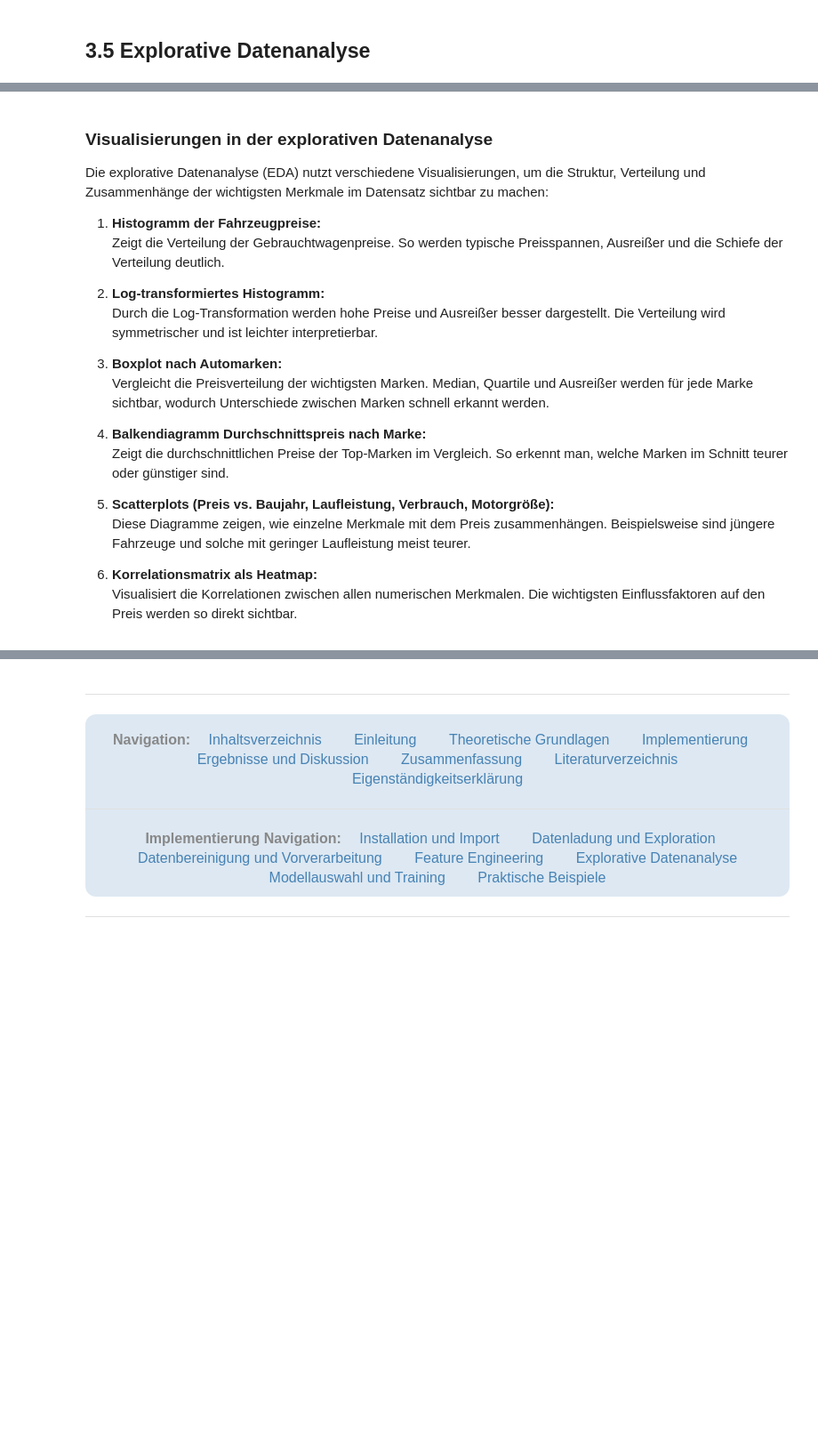
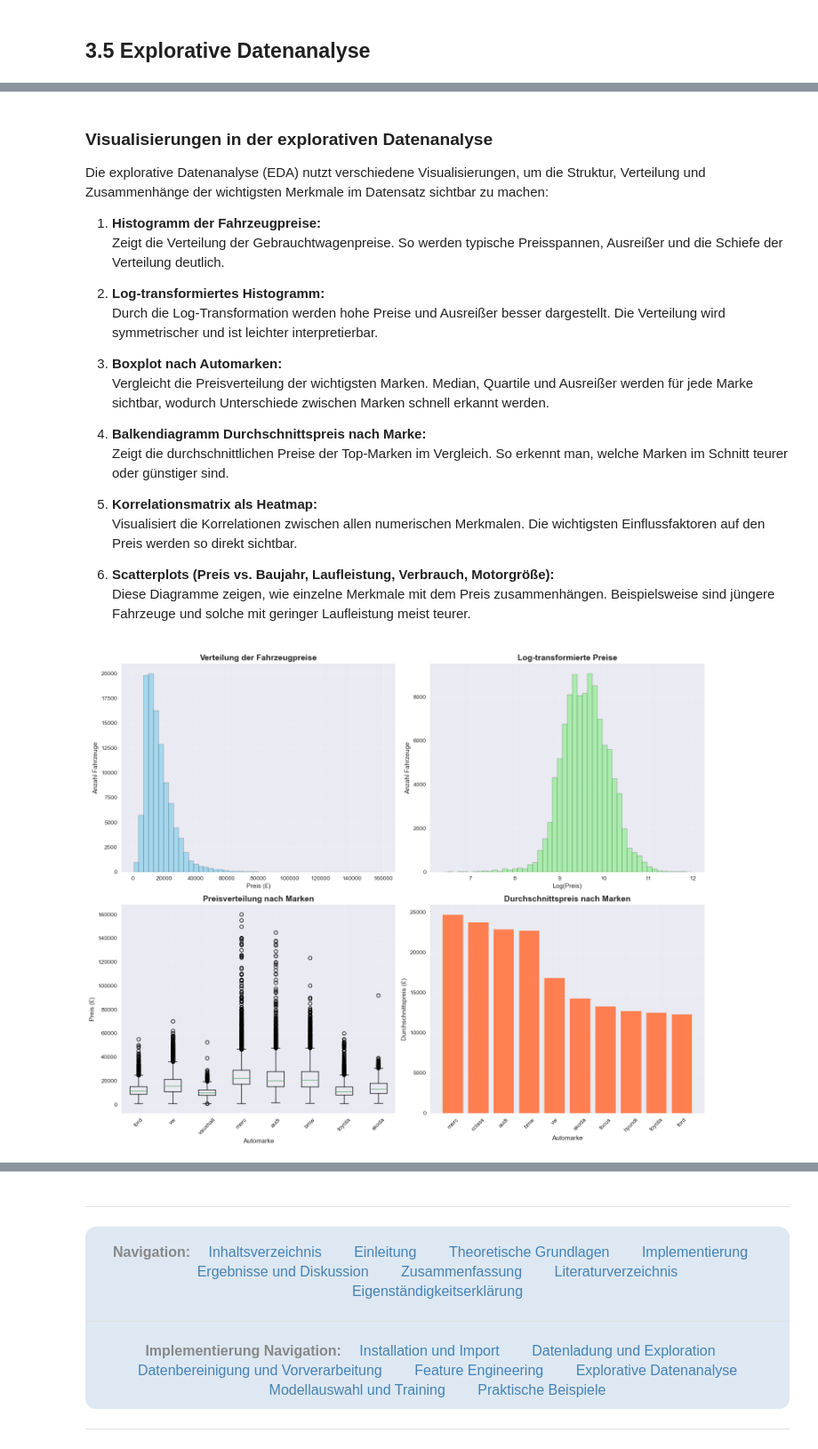
Before and after one commit to Osamaiqji89/Preisvorhersage_von_Gebrauchtwagen, a Jupyter notebook: Preisvorhersage_Gebrauchtwagen.ipynb, the cells around one changed output, grey strips where cells are left out. Shown at 89% size. Drawn from its saved outputs; the diff is of its cells as text; code cells hidden in the pictures; blank space fills up the shorter version.

```diff
--- a/Preisvorhersage_Gebrauchtwagen.ipynb
+++ b/Preisvorhersage_Gebrauchtwagen.ipynb
@@ -754,19 +877,18 @@ Nach der Bereinigung steht ein konsistenter und qualitativ hochwertiger Datensat
 # %%
 def clean_car_data(df):
     """
-    Bereinigt die Fahrzeugdaten von Fehlern und Inkonsistenzen
+    Bereinigt die Fahrzeugdaten von Fehlern und Inkonsistenzen. Hinweis: Erstellt Teilweise mit KI-Unterstützung (GitHub Copilot)
     """
-    print("🧹 DATENBEREINIGUNG")
-    print("=" * 30)
+    print("DATENBEREINIGUNG")
 
     # Kopie für Bearbeitung erstellen
     cleaned_df = df.copy()
 
-    print(f"📊 Ausgangsdaten: {len(cleaned_df):,} Datensätze")
+    print(f"Ausgangsdaten: {len(cleaned_df):,} Datensätze")
 
     # 1. Fehlende Werte behandeln
     missing_before = cleaned_df.isnull().sum().sum()
-    print(f"❓ Fehlende Werte vor Bereinigung: {missing_before:,}")
+    print(f"Fehlende Werte vor Bereinigung: {missing_before:,}")
 
     # Numerische Spalten: Mit Median füllen
     numeric_cols = cleaned_df.select_dtypes(include=[np.number]).columns
@@ -774,7 +896,7 @@ def clean_car_data(df):
         if cleaned_df[col].isnull().sum() > 0:
             median_val = cleaned_df[col].median()
             cleaned_df[col] = cleaned_df[col].fillna(median_val)
-            print(f"  ✅ {col}: Fehlende Werte mit Median ({median_val}) gefüllt")
+            print(f"  -{col}: Fehlende Werte mit Median ({median_val}) gefüllt")
 
     # Kategorische Spalten: Mit Modus füllen
     categorical_cols = cleaned_df.select_dtypes(include=['object']).columns
@@ -782,19 +904,19 @@ def clean_car_data(df):
         if cleaned_df[col].isnull().sum() > 0:
             mode_val = cleaned_df[col].mode().iloc[0] if not cleaned_df[col].mode().empty else 'Unknown'
             cleaned_df[col] = cleaned_df[col].fillna(mode_val)
-            print(f"  ✅ {col}: Fehlende Werte mit Modus ({mode_val}) gefüllt")
+            print(f"  -{col}: Fehlende Werte mit Modus ({mode_val}) gefüllt")
 
     # 2. Duplikate entfernen
     duplicates_before = cleaned_df.duplicated().sum()
     cleaned_df = cleaned_df.drop_duplicates()
     duplicates_removed = duplicates_before - cleaned_df.duplicated().sum()
     if duplicates_removed > 0:
-        print(f"🔄 Duplikate entfernt: {duplicates_removed:,}")
+        print(f"Duplikate entfernt: {duplicates_removed:,}")
 
     # 3. Unrealistische Werte bereinigen
     outliers_removed = 0
 
-    # Preis: Zwischen £500 und £200,000
+    # Preis: Zwischen 500£ und 200,000£
     price_outliers = ((cleaned_df['price'] < 500) | (cleaned_df['price'] > 200000)).sum()
     cleaned_df = cleaned_df[(cleaned_df['price'] >= 500) & (cleaned_df['price'] <= 200000)]
     outliers_removed += price_outliers
@@ -817,8 +939,8 @@ def clean_car_data(df):
         cleaned_df = cleaned_df[(cleaned_df['mpg'] >= 5) & (cleaned_df['mpg'] <= 100)]
         outliers_removed += mpg_outliers
 
-    print(f"🚫 Ausreißer entfernt: {outliers_removed:,}")
-    print(f"✅ Datensätze nach Bereinigung: {len(cleaned_df):,}")
+    print(f"Ausreißer entfernt: {outliers_removed:,}")
+    print(f"Datensätze nach Bereinigung: {len(cleaned_df):,}")
 
     return cleaned_df
 
@@ -826,7 +948,6 @@ def clean_car_data(df):
 cleaned_data = clean_car_data(data)
 
 # Vergleich vor/nach Bereinigung
-print(f"\n📈 BEREINIGUNGSSTATISTIK:")
 print(f"Vorher: {len(data):,} Datensätze")
 print(f"Nachher: {len(cleaned_data):,} Datensätze")
 print(f"Entfernt: {len(data) - len(cleaned_data):,} Datensätze ({((len(data) - len(cleaned_data)) / len(data) * 100):.1f}%)")
@@ -1113,59 +1322,54 @@ Die explorative Datenanalyse (EDA) nutzt verschiedene Visualisierungen, um die S
 4. **Balkendiagramm Durchschnittspreis nach Marke:**
     Zeigt die durchschnittlichen Preise der Top-Marken im Vergleich. So erkennt man, welche Marken im Schnitt teurer oder günstiger sind.
 
-5. **Scatterplots (Preis vs. Baujahr, Laufleistung, Verbrauch, Motorgröße):**
+5. **Korrelationsmatrix als Heatmap:**
+    Visualisiert die Korrelationen zwischen allen numerischen Merkmalen. Die wichtigsten Einflussfaktoren auf den Preis werden so direkt sichtbar.
+
+6. **Scatterplots (Preis vs. Baujahr, Laufleistung, Verbrauch, Motorgröße):**
     Diese Diagramme zeigen, wie einzelne Merkmale mit dem Preis zusammenhängen. Beispielsweise sind jüngere Fahrzeuge und solche mit geringer Laufleistung meist teurer.
-
-6. **Korrelationsmatrix als Heatmap:**
-    Visualisiert die Korrelationen zwischen allen numerischen Merkmalen. Die wichtigsten Einflussfaktoren auf den Preis werden so direkt sichtbar.
 # %%
 # 1. Preisverteilung
 fig, axes = plt.subplots(2, 2, figsize=(15, 12))
 
 # Histogramm der Preise
 axes[0,0].hist(cleaned_data['price'], bins=50, alpha=0.7, color='skyblue', edgecolor='black')
-axes[0,0].set_title('🏷️ Verteilung der Fahrzeugpreise', fontsize=14, fontweight='bold')
+axes[0,0].set_title('Verteilung der Fahrzeugpreise', fontsize=14, fontweight='bold')
 axes[0,0].set_xlabel('Preis (£)')
 axes[0,0].set_ylabel('Anzahl Fahrzeuge')
 axes[0,0].grid(True, alpha=0.3)
 
 # Log-Transformation der Preise
 axes[0,1].hist(np.log(cleaned_data['price']), bins=50, alpha=0.7, color='lightgreen', edgecolor='black')
-axes[0,1].set_title('📊 Log-transformierte Preise', fontsize=14, fontweight='bold')
+axes[0,1].set_title('Log-transformierte Preise', fontsize=14, fontweight='bold')
 axes[0,1].set_xlabel('Log(Preis)')
 axes[0,1].set_ylabel('Anzahl Fahrzeuge')
 axes[0,1].grid(True, alpha=0.3)
 
 # Boxplot nach Marken
 brands_to_show = cleaned_data['brand'].value_counts().head(8).index
 brand_data = cleaned_data[cleaned_data['brand'].isin(brands_to_show)]
 axes[1,0].boxplot([brand_data[brand_data['brand'] == brand]['price'] for brand in brands_to_show],
                   labels=brands_to_show)
-axes[1,0].set_title('📦 Preisverteilung nach Marken', fontsize=14, fontweight='bold')
+axes[1,0].set_title('Preisverteilung nach Marken', fontsize=14, fontweight='bold')
 axes[1,0].set_xlabel('Automarke')
 axes[1,0].set_ylabel('Preis (£)')
 axes[1,0].tick_params(axis='x', rotation=45)
 axes[1,0].grid(True, alpha=0.3)
 
 # Durchschnittspreis nach Marken
 brand_avg_price = cleaned_data.groupby('brand')['price'].mean().sort_values(ascending=False).head(10)
 axes[1,1].bar(range(len(brand_avg_price)), brand_avg_price.values, color='coral')
-axes[1,1].set_title('💰 Durchschnittspreis nach Marken', fontsize=14, fontweight='bold')
+axes[1,1].set_title('Durchschnittspreis nach Marken', fontsize=14, fontweight='bold')
 axes[1,1].set_xlabel('Automarke')
 axes[1,1].set_ylabel('Durchschnittspreis (£)')
 axes[1,1].set_xticks(range(len(brand_avg_price)))
 axes[1,1].set_xticklabels(brand_avg_price.index, rotation=45)
 axes[1,1].grid(True, alpha=0.3)
 
 plt.tight_layout()
 plt.show()
-
-# Statistiken ausgeben
-print("📊 PREISSTATISTIKEN NACH MARKEN:")
-print("=" * 50)
-brand_stats = cleaned_data.groupby('brand')['price'].agg(['count', 'mean', 'median', 'std']).round(2)
-brand_stats = brand_stats.sort_values('mean', ascending=False)
-print(brand_stats)
+# %% [output]
+[figure, added]
 # %%
 # 2. Korrelationsanalyse
 plt.figure(figsize=(12, 10))
```
Also changed, not shown: parts of 37 cells of this notebook.
